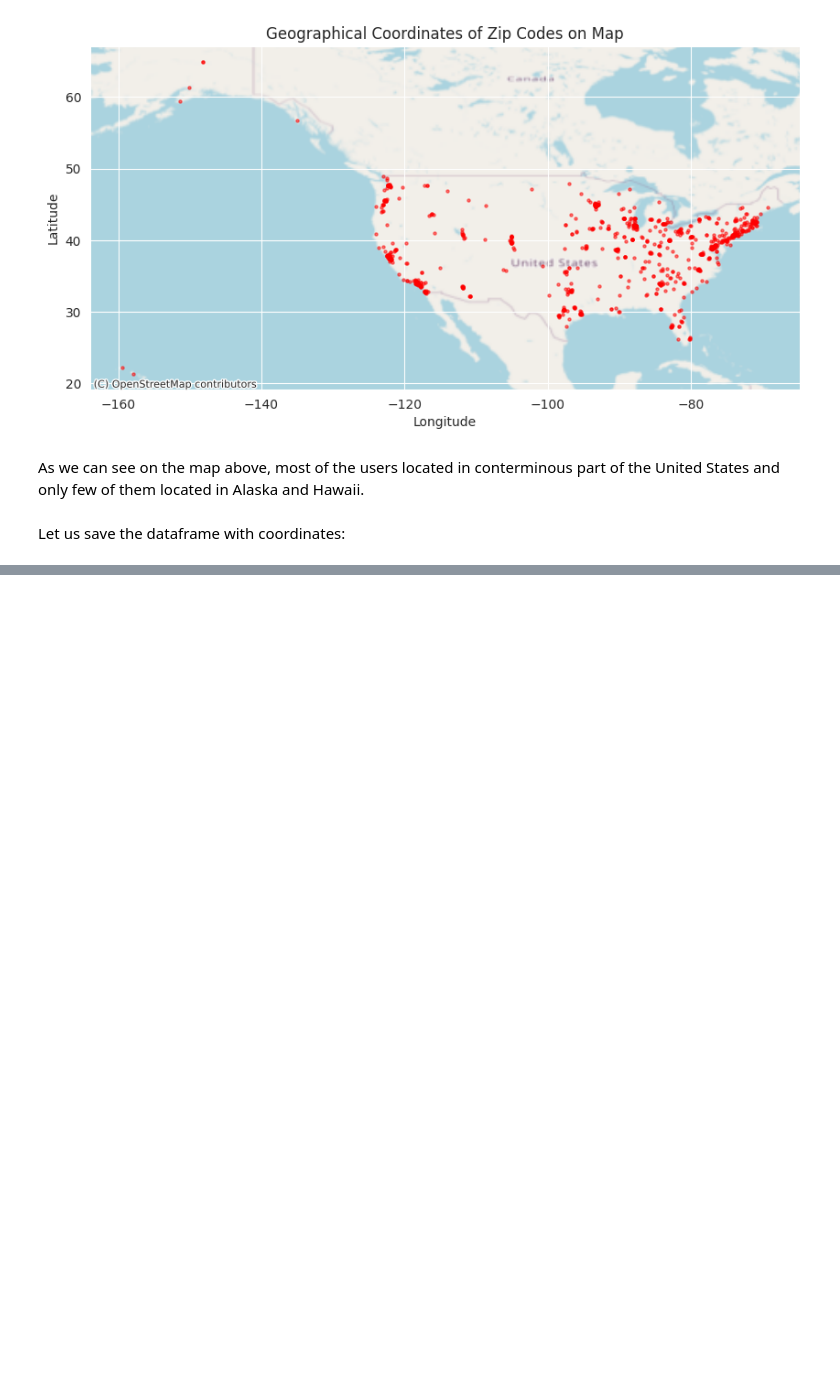
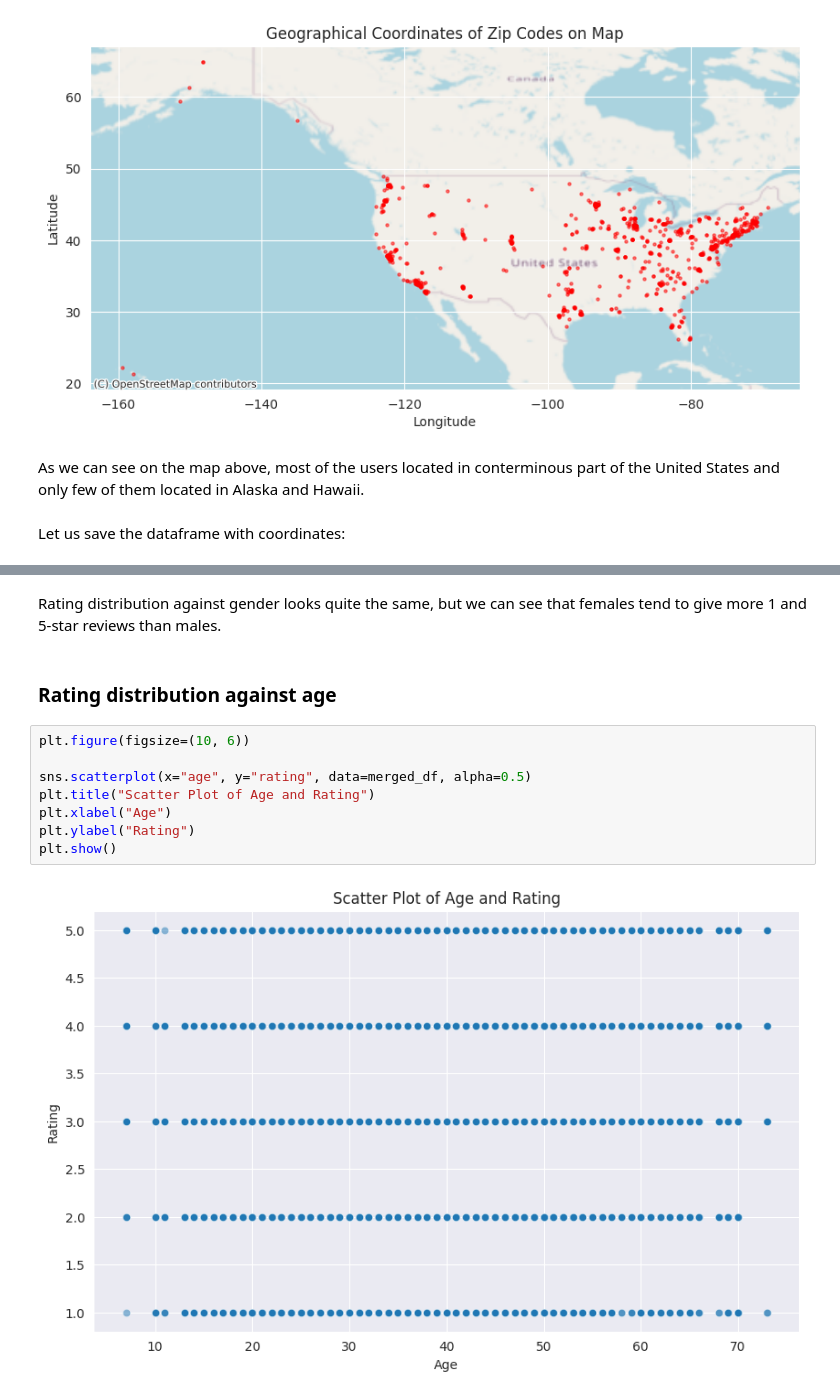
Before and after one commit to eivankin/movie-recommender-system, a Jupyter notebook: notebooks/1.0-eda.ipynb, the cells around one changed output, grey strips where cells are left out. Cells and saved outputs as stored; diff of their text form; blank space fills up the shorter version.

```diff
--- a/notebooks/1.0-eda.ipynb
+++ b/notebooks/1.0-eda.ipynb
@@ -280,0 +301,14 @@ TODO
+# %% [markdown]
+Rating distribution against gender looks quite the same, but we can see that females tend to give more 1 and 5-star reviews than males.
+# %% [markdown]
+### Rating distribution against age
+# %%
+plt.figure(figsize=(10, 6))
+
+sns.scatterplot(x="age", y="rating", data=merged_df, alpha=0.5)
+plt.title("Scatter Plot of Age and Rating")
+plt.xlabel("Age")
+plt.ylabel("Rating")
+plt.show()
+# %% [output]
+[figure, added]
```
Also changed, not shown: parts of 17 cells of this notebook, 1 other file.
